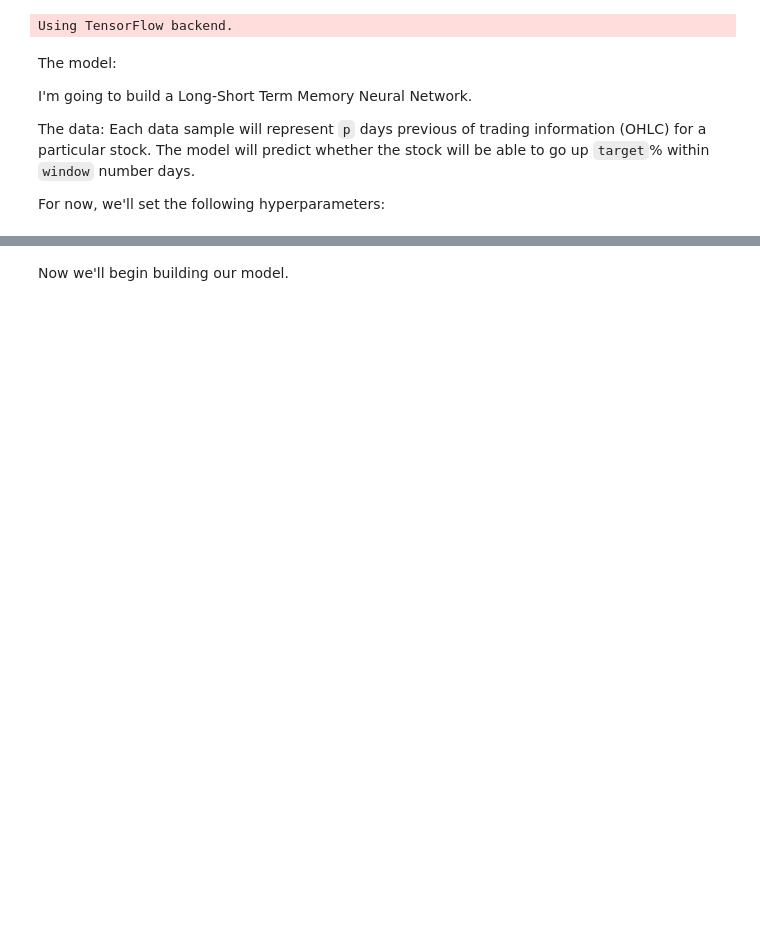
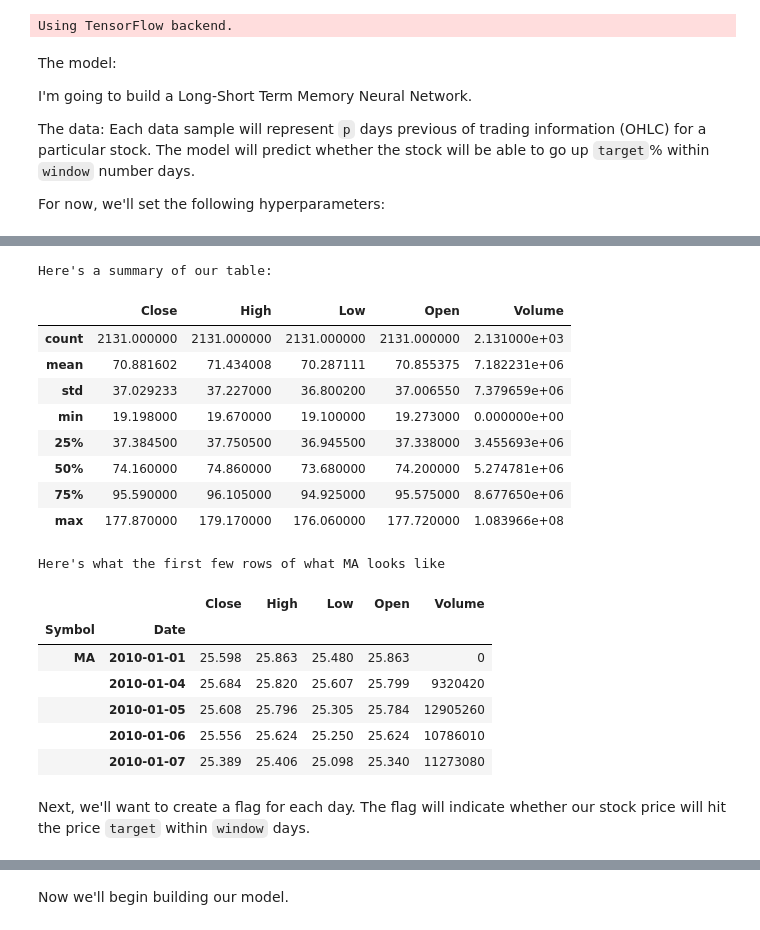
Before and after one commit to youngchingjui/ML-on-stock-prediction, a Jupyter notebook: Recurrent Neural Networks on Stock Prediction v2.ipynb, the cells around one changed output, grey strips where cells are left out. Cells and saved outputs as stored; diff of their text form; code cells hidden in the pictures; blank space fills up the shorter version.

```diff
--- a/Recurrent Neural Networks on Stock Prediction v2.ipynb
+++ b/Recurrent Neural Networks on Stock Prediction v2.ipynb
@@ -63,9 +52,0 @@ p = 90           # number of days of data for each data point
-# %%
-# Load the OHLC data into the variable data
-
-data_source = 'morningstar'
-start_date = datetime(2010, 1, 1)
-end_date = datetime(2018, 3, 30)
-
-data = data.DataReader(tickers, data_source, start_date, end_date)
-column_labels = data.columns
@@ -273,0 +53,29 @@ for i in [X_train, Y_train, X_dev, Y_dev, X_test, Y_test]:
+# %%
+# Set our hyperparameter variables
+
+# For now we'll just pick one stock. Later, I'll want to add a list of multiple stocks
+stockNames = ["GE", "MA", "MSFT", "DIS"] # Sample stock to play with
+stockNames = []
+stockNames.append("MA")
+target = .01     # Target to identify if stock increased by 1%
+window = 5       # Window to identify whether stock hit target within these number of days
+p = 90           # number of days of data for each data point
+
+# The features we'll include in X to inform the model
+features = ["oh_pct", "ol_pct", "oc_pct", "co_pct", "cc_pct"]
+# %%
+# Load the OHLC data into the variable data
+data_source = 'morningstar'
+start_date = datetime(2010, 1, 1)
+end_date = datetime(2018, 3, 2)
+
+# Measure how long it takes to load the data
+startTime = time.time()
+
+# Load the data
+base_data = data.DataReader(stockNames, data_source, start_date, end_date)
+column_labels = base_data.columns
+print("Loading data for {} stocks took {:3.1f} seconds".format(len(stockNames), time.time()-startTime))
+
+# Sort the data by date so that we can reference slices of the date index later
+base_data.sort_index(level=[0], axis=0, inplace=True)
@@ -273,0 +88,25 @@ for i in [X_train, Y_train, X_dev, Y_dev, X_test, Y_test]:
+# %%
+# Here's a summary of what our data looks like.
+print("Here's a summary of our table:")
+display(base_data.describe())
+print("Here's what the first few rows of what {} looks like".format(stockNames[0]))
+display(base_data.head())
+# %% [output]
+Here's a summary of our table:
+|  | Close | High | Low | Open | Volume |
+| count | 2131.000000 | 2131.000000 | 2131.000000 | 2131.000000 | 2.131000e+03 |
+| mean | 70.881602 | 71.434008 | 70.287111 | 70.855375 | 7.182231e+06 |
+| std | 37.029233 | 37.227000 | 36.800200 | 37.006550 | 7.379659e+06 |
+| min | 19.198000 | 19.670000 | 19.100000 | 19.273000 | 0.000000e+00 |
+| 25% | 37.384500 | 37.750500 | 36.945500 | 37.338000 | 3.455693e+06 |
+| 50% | 74.160000 | 74.860000 | 73.680000 | 74.200000 | 5.274781e+06 |
+| 75% | 95.590000 | 96.105000 | 94.925000 | 95.575000 | 8.677650e+06 |
+| max | 177.870000 | 179.170000 | 176.060000 | 177.720000 | 1.083966e+08 |
+Here's what the first few rows of what MA looks like
+|  |  | Close | High | Low | Open | Volume |
+| Symbol | Date |  |  |  |  |  |
+| MA | 2010-01-01 | 25.598 | 25.863 | 25.480 | 25.863 | 0 |
+|  | 2010-01-04 | 25.684 | 25.820 | 25.607 | 25.799 | 9320420 |
+|  | 2010-01-05 | 25.608 | 25.796 | 25.305 | 25.784 | 12905260 |
+|  | 2010-01-06 | 25.556 | 25.624 | 25.250 | 25.624 | 10786010 |
+|  | 2010-01-07 | 25.389 | 25.406 | 25.098 | 25.340 | 11273080 |
@@ -273,0 +121,2 @@ for i in [X_train, Y_train, X_dev, Y_dev, X_test, Y_test]:
+# %% [markdown]
+Next, we'll want to create a flag for each day. The flag will indicate whether our stock price will hit the price `target` within `window` days.
```
Also changed, not shown: parts of 59 cells of this notebook.
